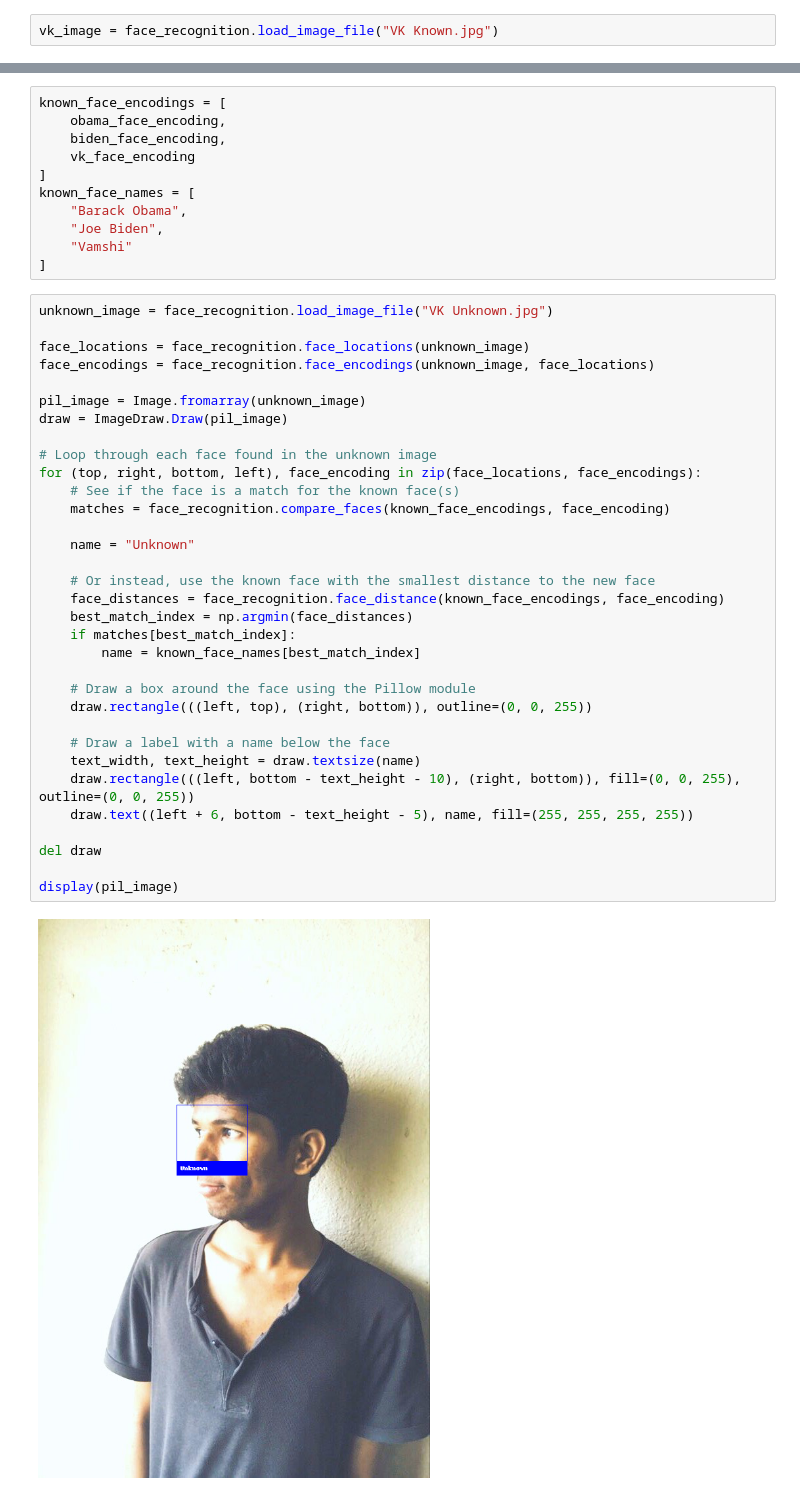
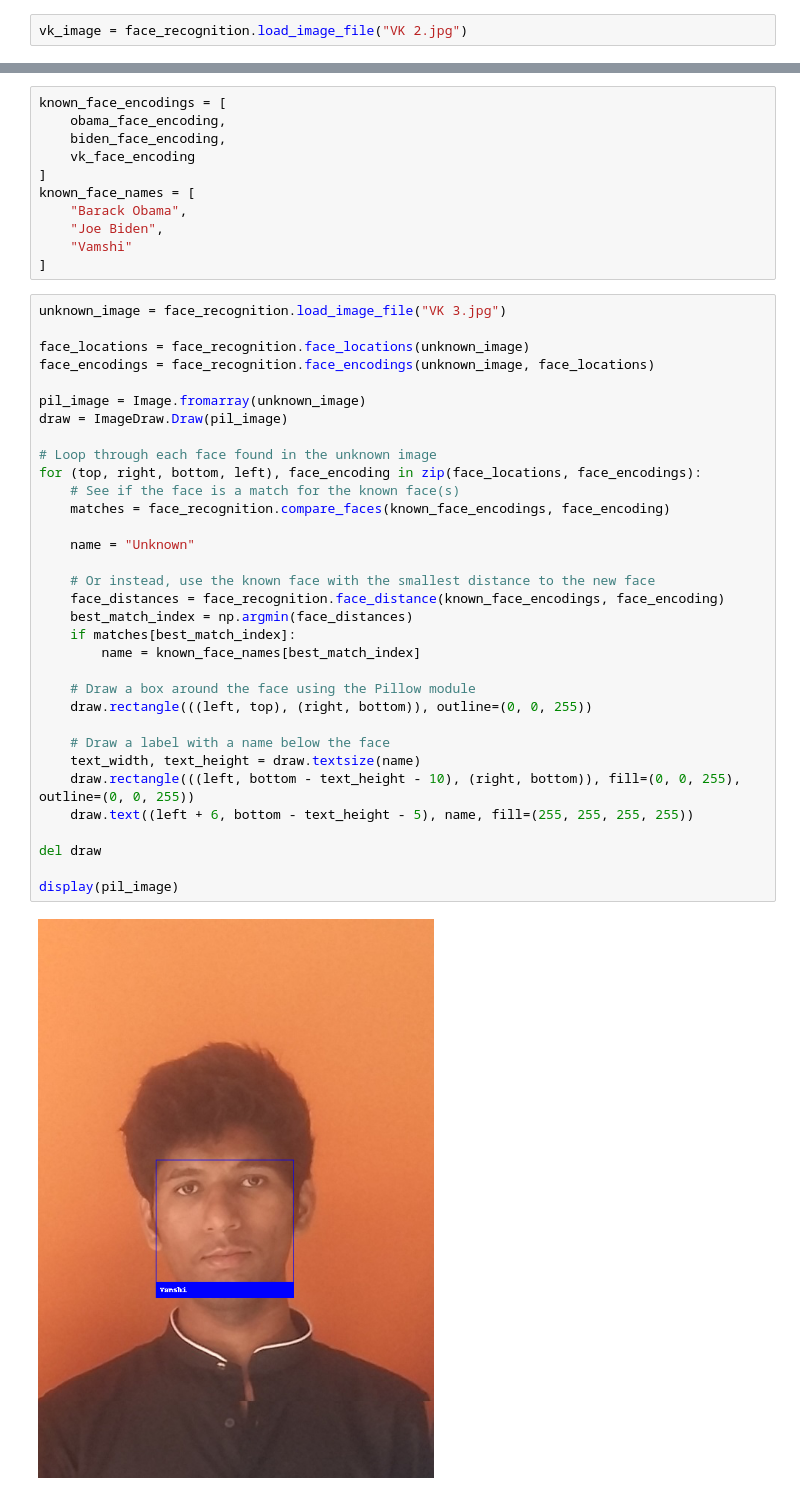
Before and after one commit to k-vamshi/Face-R, a Jupyter notebook: Face_R.ipynb, the cells around one changed output, grey strips where cells are left out. Cells and saved outputs as stored; diff of their text form.

```diff
--- a/Face_R.ipynb
+++ b/Face_R.ipynb
@@ -85,7 +76,7 @@ display(pil_image)
 # %% [output]
 [figure]
 # %%
-vk_image = face_recognition.load_image_file("VK Known.jpg")
+vk_image = face_recognition.load_image_file("VK 2.jpg")
 # %%
 vk_face_encoding = face_recognition.face_encodings(vk_image)[0]
 # %%
@@ -100,37 +91,37 @@ known_face_names = [
     "Vamshi"
 ]
 # %%
-unknown_image = face_recognition.load_image_file("VK Unknown.jpg")
+unknown_image = face_recognition.load_image_file("VK 3.jpg")
 
 face_locations = face_recognition.face_locations(unknown_image)
 face_encodings = face_recognition.face_encodings(unknown_image, face_locations)
 
 pil_image = Image.fromarray(unknown_image)
 draw = ImageDraw.Draw(pil_image)
 
 # Loop through each face found in the unknown image
 for (top, right, bottom, left), face_encoding in zip(face_locations, face_encodings):
     # See if the face is a match for the known face(s)
     matches = face_recognition.compare_faces(known_face_encodings, face_encoding)
 
     name = "Unknown"
 
     # Or instead, use the known face with the smallest distance to the new face
     face_distances = face_recognition.face_distance(known_face_encodings, face_encoding)
     best_match_index = np.argmin(face_distances)
     if matches[best_match_index]:
         name = known_face_names[best_match_index]
 
     # Draw a box around the face using the Pillow module
     draw.rectangle(((left, top), (right, bottom)), outline=(0, 0, 255))
 
     # Draw a label with a name below the face
     text_width, text_height = draw.textsize(name)
     draw.rectangle(((left, bottom - text_height - 10), (right, bottom)), fill=(0, 0, 255), outline=(0, 0, 255))
     draw.text((left + 6, bottom - text_height - 5), name, fill=(255, 255, 255, 255))
 
 del draw
 
 display(pil_image)
 # %% [output]
-[figure, old version]
+[figure, new version]
```
Also changed, not shown: parts of 11 cells of this notebook.
